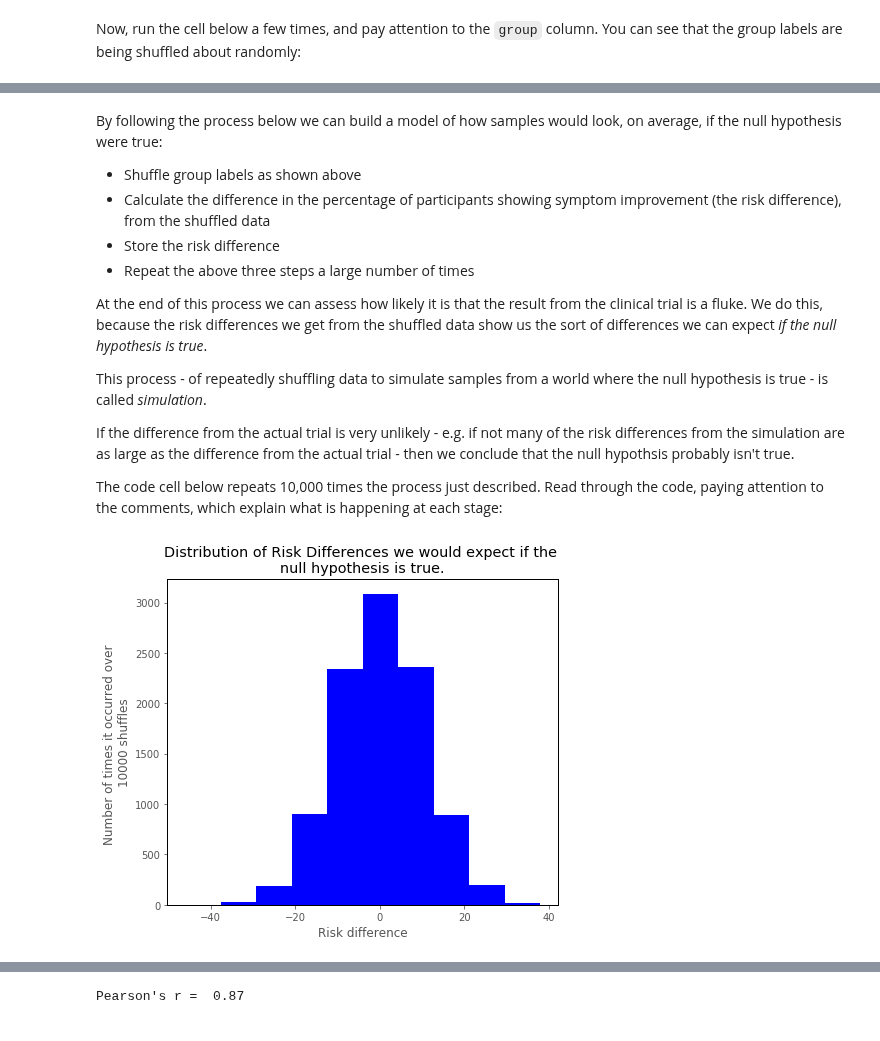
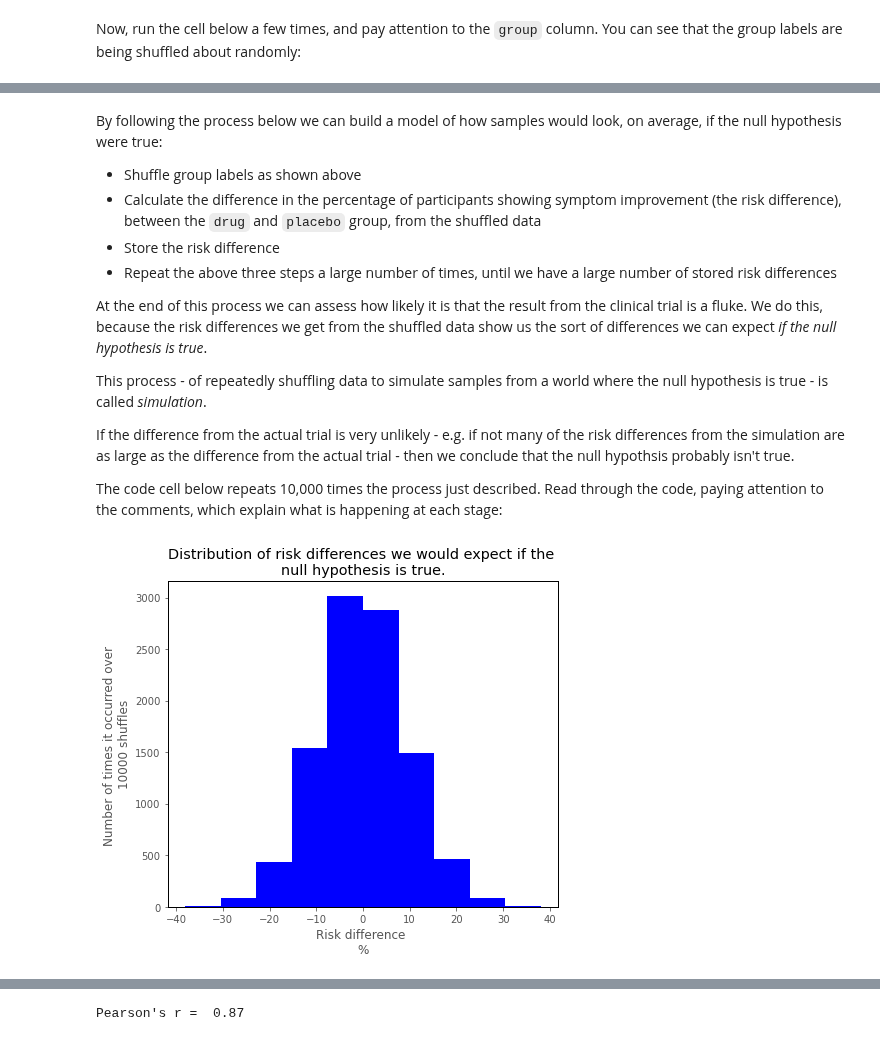
Before and after one commit to pxr687/islands_python_foundations, a Jupyter notebook: 1_populations_samples_questions.ipynb, the cells around one changed output, grey strips where cells are left out. Drawn from its saved outputs; the diff is of its cells as text; code cells hidden in the pictures.

```diff
--- a/1_populations_samples_questions.ipynb
+++ b/1_populations_samples_questions.ipynb
@@ -397,9 +398,9 @@ py_found.actual_sample_plot_repeated(trial_df)
 By following the process below we can build a model of how samples would look, on average, if the null hypothesis were true:
 
 * Shuffle group labels as shown above
-* Calculate the difference in the percentage of participants showing symptom improvement (the risk difference), from the shuffled data
+* Calculate the difference in the percentage of participants showing symptom improvement (the risk difference), between the `drug` and `placebo` group, from the shuffled data
 * Store the risk difference
-* Repeat the above three steps a large number of times
+* Repeat the above three steps a large number of times, until we have a large number of stored risk differences
 
 At the end of this process we can assess how likely it is that the result from the clinical trial is a fluke. We do this, because the risk differences we get from the shuffled data show us the sort of differences we can expect *if the null hypothesis is true*.
 
@@ -411,36 +412,37 @@ The code cell below repeats 10,000 times the process just described. Read throug
 # %%
 # set the number of times to repeat the shuffling
 n_repeats = 10000
 
-# create an array to store the risk difference of + change scores on each repeat
+# create an array to store the risk difference on each repeat
 simulation_results = np.zeros(n_repeats)
 
 # copy the change scores from the original trial (this helps prevent overwriting the original data accidentally)
 change_scores = np.array(trial_df['change'].copy())
 
 # count the number of participants in the placebo group, in the original trial
 n_placebo = len(trial_df[trial_df['group'] == 'placebo'])
 
 # this code shuffles the scores, and records the risk difference from the shuffled scores, 10000 times
 for i in np.arange(n_repeats):
 
     shuffled_change_scores = np.random.permutation(change_scores)
 
     fake_placebo = shuffled_change_scores[:n_placebo]
+
     fake_drug = shuffled_change_scores[n_placebo:]
 
-    percent_diff = np.sum(fake_placebo == '+')/len(fake_placebo)*100 - np.sum(fake_drug == '+')/len(fake_drug)*100
+    risk_diff = np.sum(fake_placebo == '+')/len(fake_placebo)*100 - np.sum(fake_drug == '+')/len(fake_drug)*100
 
-    simulation_results[i] = percent_diff
+    simulation_results[i] = risk_diff
 
 # this plots the simulated risk differences
 plt.hist(simulation_results, color = 'blue')
-plt.title('Distribution of Risk Differences we would expect if the \nnull hypothesis is true.')
-plt.xlabel('Risk difference')
+plt.title('Distribution of risk differences we would expect if the \nnull hypothesis is true.')
+plt.xlabel('Risk difference \n%')
 plt.ylabel('Number of times it occurred over \n10000 shuffles')
 plt.show()
 # %% [output]
-[figure, old version]
+[figure, new version]
 # %% [markdown]
 The graph above is called a histogram, and it was obtained by shuffling the data, calculating and storing the risk differences from the shuffled data, and repeating this process 10,000 times. This gives a picture of the sort of risk differences we could expect *if there was no association between group membership (`placebo` or `drug`) and symptom change score (`+` or `-`).*
 
```
Also changed, not shown: parts of 37 cells of this notebook.
